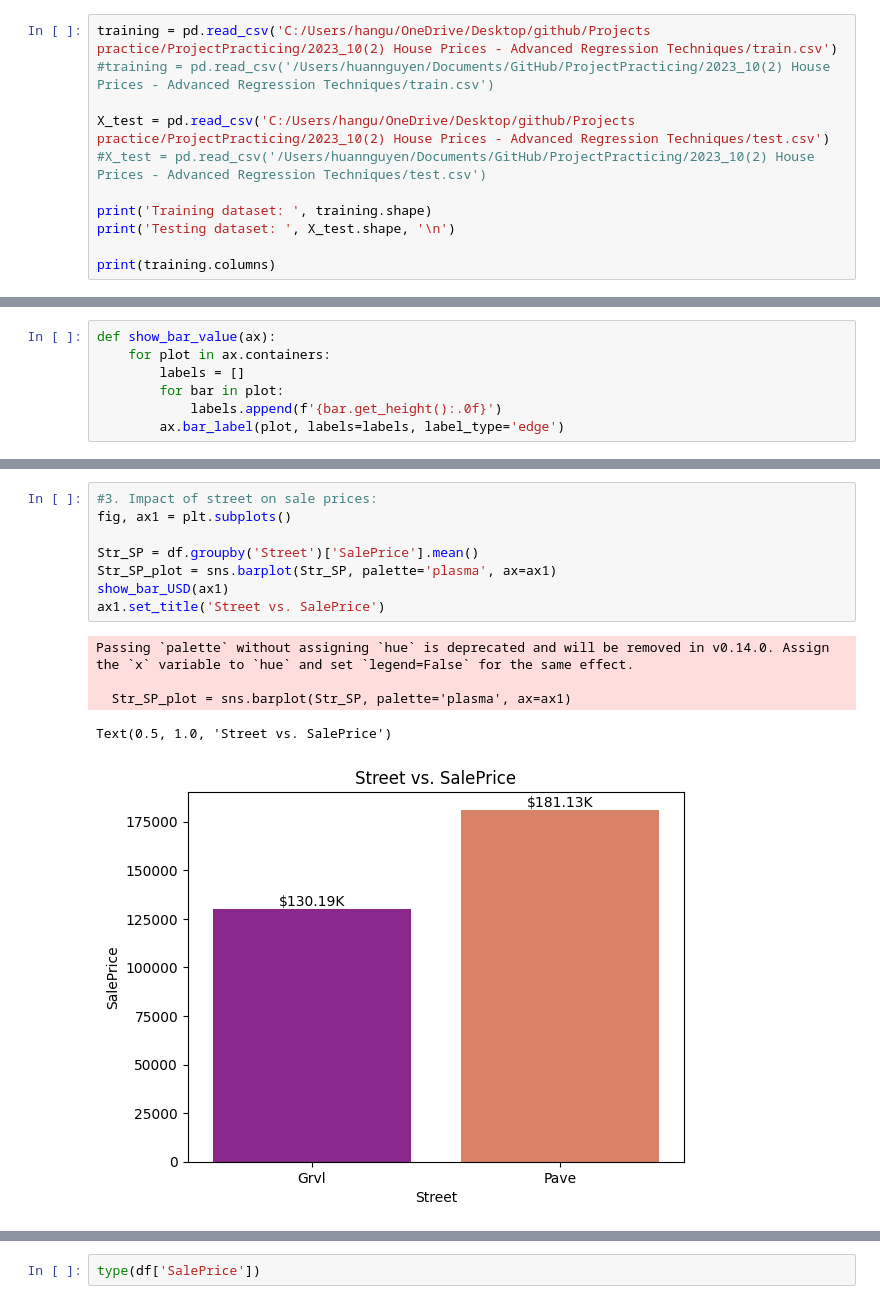
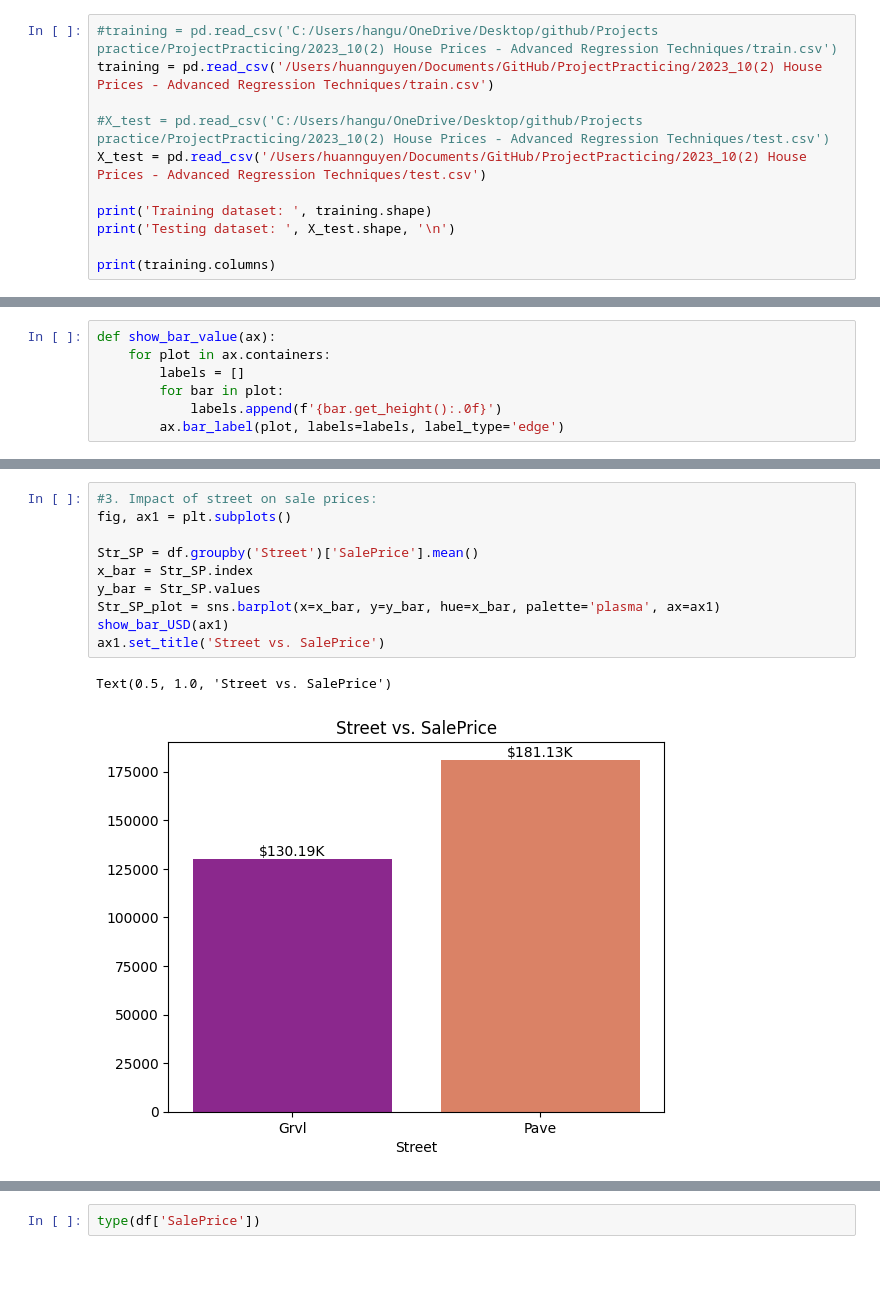
Before and after one commit to huanrafa/ProjectPracticing, a Jupyter notebook: 2023_10(2) House Prices - Advanced Regression Techniques/House prices (self-practice).ipynb, the cells around one changed output, grey strips where cells are left out. Cells and saved outputs as stored; diff of their text form; blank space fills up the shorter version.

```diff
--- a/2023_10(2) House Prices - Advanced Regression Techniques/House prices (self-practice).ipynb
+++ b/2023_10(2) House Prices - Advanced Regression Techniques/House prices (self-practice).ipynb
@@ -5,11 +5,11 @@ import seaborn as sns
 import matplotlib.pyplot as plt
 from IPython.display import display, HTML
 # %%
-training = pd.read_csv('C:/Users/hangu/OneDrive/Desktop/github/Projects practice/ProjectPracticing/2023_10(2) House Prices - Advanced Regression Techniques/train.csv')
-#training = pd.read_csv('/Users/huannguyen/Documents/GitHub/ProjectPracticing/2023_10(2) House Prices - Advanced Regression Techniques/train.csv')
+#training = pd.read_csv('C:/Users/hangu/OneDrive/Desktop/github/Projects practice/ProjectPracticing/2023_10(2) House Prices - Advanced Regression Techniques/train.csv')
+training = pd.read_csv('/Users/huannguyen/Documents/GitHub/ProjectPracticing/2023_10(2) House Prices - Advanced Regression Techniques/train.csv')
 
-X_test = pd.read_csv('C:/Users/hangu/OneDrive/Desktop/github/Projects practice/ProjectPracticing/2023_10(2) House Prices - Advanced Regression Techniques/test.csv')
-#X_test = pd.read_csv('/Users/huannguyen/Documents/GitHub/ProjectPracticing/2023_10(2) House Prices - Advanced Regression Techniques/test.csv')
+#X_test = pd.read_csv('C:/Users/hangu/OneDrive/Desktop/github/Projects practice/ProjectPracticing/2023_10(2) House Prices - Advanced Regression Techniques/test.csv')
+X_test = pd.read_csv('/Users/huannguyen/Documents/GitHub/ProjectPracticing/2023_10(2) House Prices - Advanced Regression Techniques/test.csv')
 
 print('Training dataset: ', training.shape)
 print('Testing dataset: ', X_test.shape, '\n')
@@ -387,17 +382,16 @@ Text(0.5, 0, 'Zone')
 # %%
 #3. Impact of street on sale prices:
 fig, ax1 = plt.subplots()
 
 Str_SP = df.groupby('Street')['SalePrice'].mean()
-Str_SP_plot = sns.barplot(Str_SP, palette='plasma', ax=ax1)
+x_bar = Str_SP.index
+y_bar = Str_SP.values
+Str_SP_plot = sns.barplot(x=x_bar, y=y_bar, hue=x_bar, palette='plasma', ax=ax1)
 show_bar_USD(ax1)
 ax1.set_title('Street vs. SalePrice')
 # %% [output]
-Passing `palette` without assigning `hue` is deprecated and will be removed in v0.14.0. Assign the `x` variable to `hue` and set `legend=False` for the same effect.
-
-  Str_SP_plot = sns.barplot(Str_SP, palette='plasma', ax=ax1)
+Text(0.5, 1.0, 'Street vs. SalePrice')
-Text(0.5, 1.0, 'Street vs. SalePrice')
-[figure, old version]
+[figure, new version]
 # %%
 #4. Average sale price by property shape:
 
```
Also changed, not shown: parts of 8 cells of this notebook.
